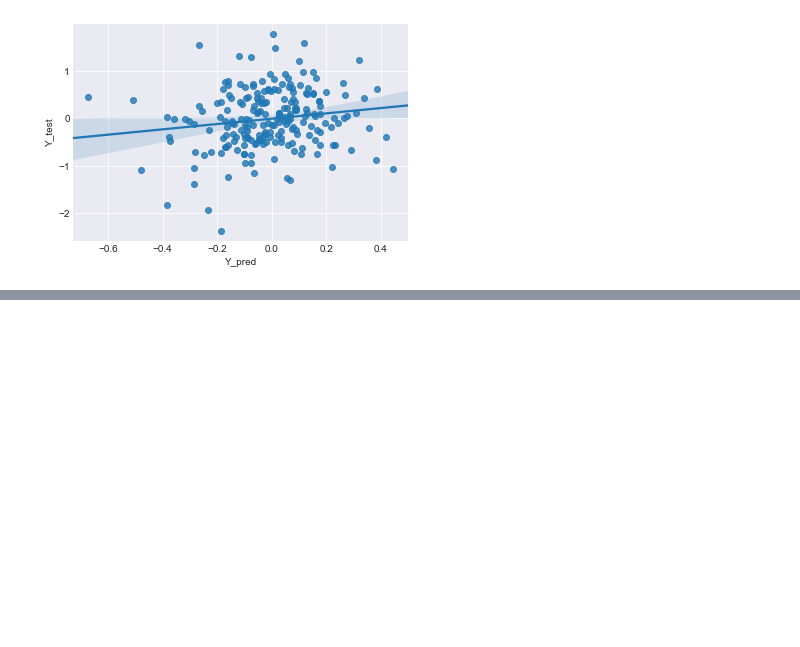
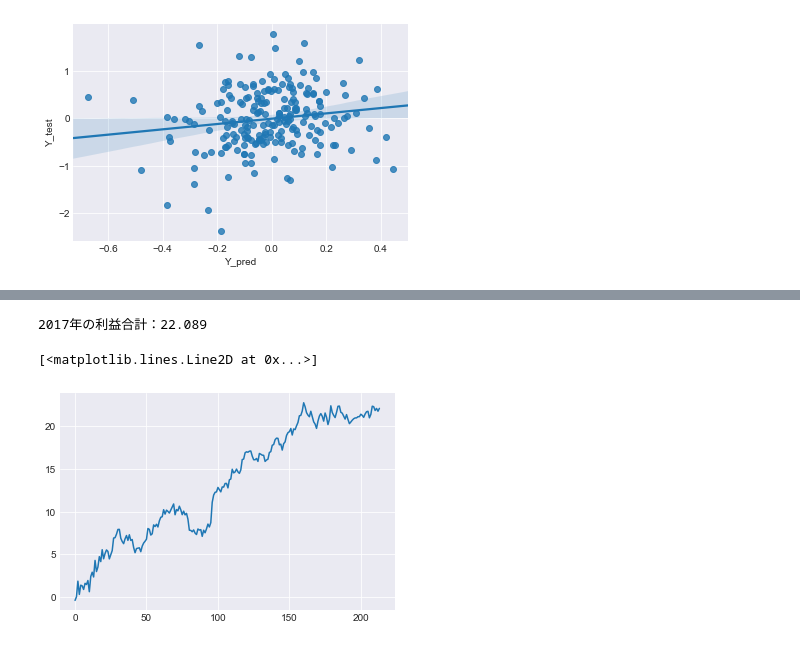
Before and after one commit to Nobita-FX/Nobita-FX, a Jupyter notebook: program/NobitaFX_3_linear_regression_2.ipynb, the cells around one changed output, grey strips where cells are left out. Cells and saved outputs as stored; diff of their text form; code cells hidden in the pictures; blank space fills up the shorter version.

```diff
--- a/program/NobitaFX_3_linear_regression_2.ipynb
+++ b/program/NobitaFX_3_linear_regression_2.ipynb
@@ -286,0 +309,37 @@ plt.plot(total_return)
+# %%
+# もしYの規格化を変更している場合などはこちらのセルを使うと正しいです
+
+dif = data2[5194:,4] - data2[5193:-1,4] # 翌日の終値-当日の終値
+
+# 2017年の予測結果の合計を計算ーーーーーーーーー
+# 前々日終値に比べて前日終値が高い場合は、買いとする
+sum_2017 = 0
+
+for i in range(0,len(dif)): # len()で要素数を取得しています
+    if Y_pred[i] >= 0:
+        sum_2017 += dif[i]
+    else:
+        sum_2017 -= dif[i]
+
+print("2017年の利益合計：%1.3lf" %sum_2017)
+
+
+# 予測結果の総和グラフを描くーーーーーーーーー
+total_return = np.zeros(len(dif))
+
+if Y_pred[0] >=0: # 2017年の初日を格納
+    total_return[0] = dif[0]
+else:
+    total_return[0] = -dif[0]
+
+for i in range(1, len(result)): # 2017年の2日以降を格納
+    if Y_pred[i] >=0:
+        total_return[i] = total_return[i-1] + dif[i]
+    else:
+        total_return[i] = total_return[i-1] - dif[i]
+
+plt.plot(total_return)
+# %% [output]
+2017年の利益合計：22.089
+[<matplotlib.lines.Line2D at 0x...>]
+[figure, added]
```
Also changed, not shown: parts of 5 cells of this notebook.
